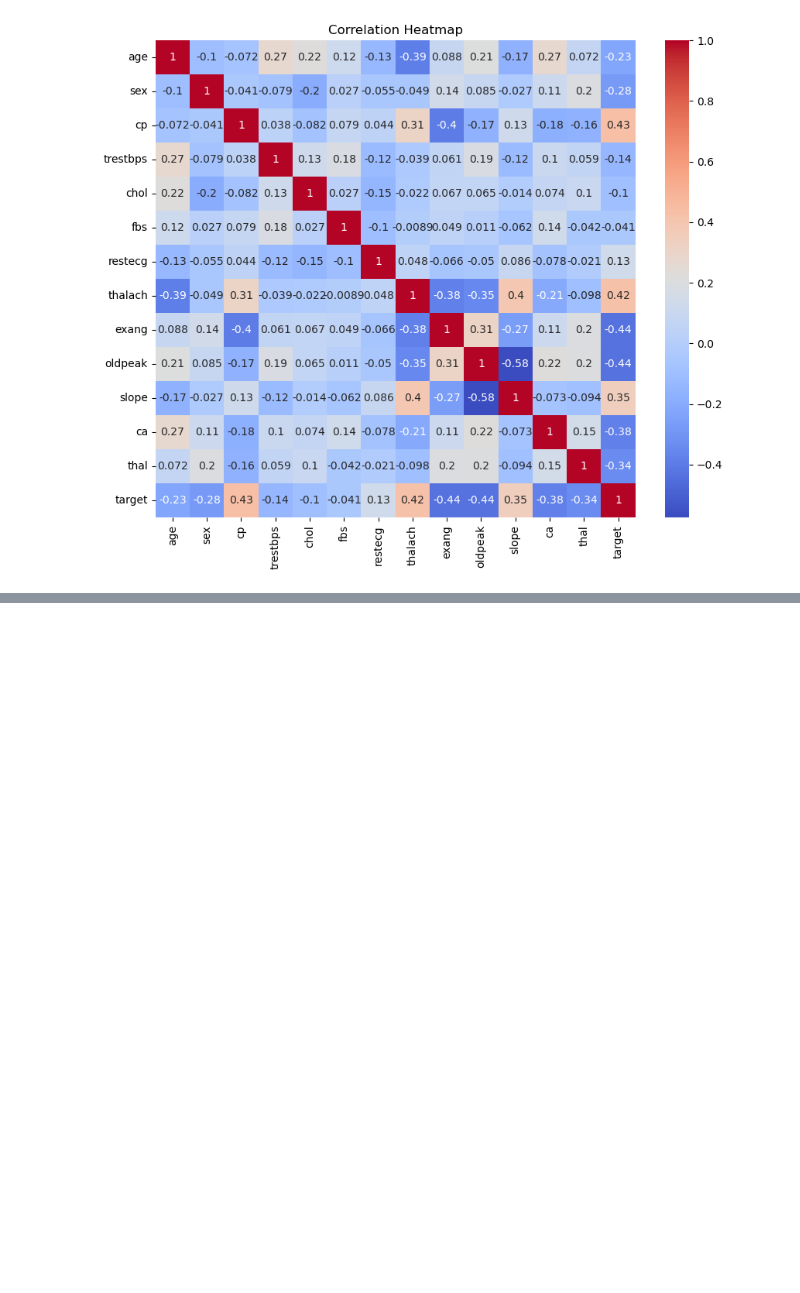
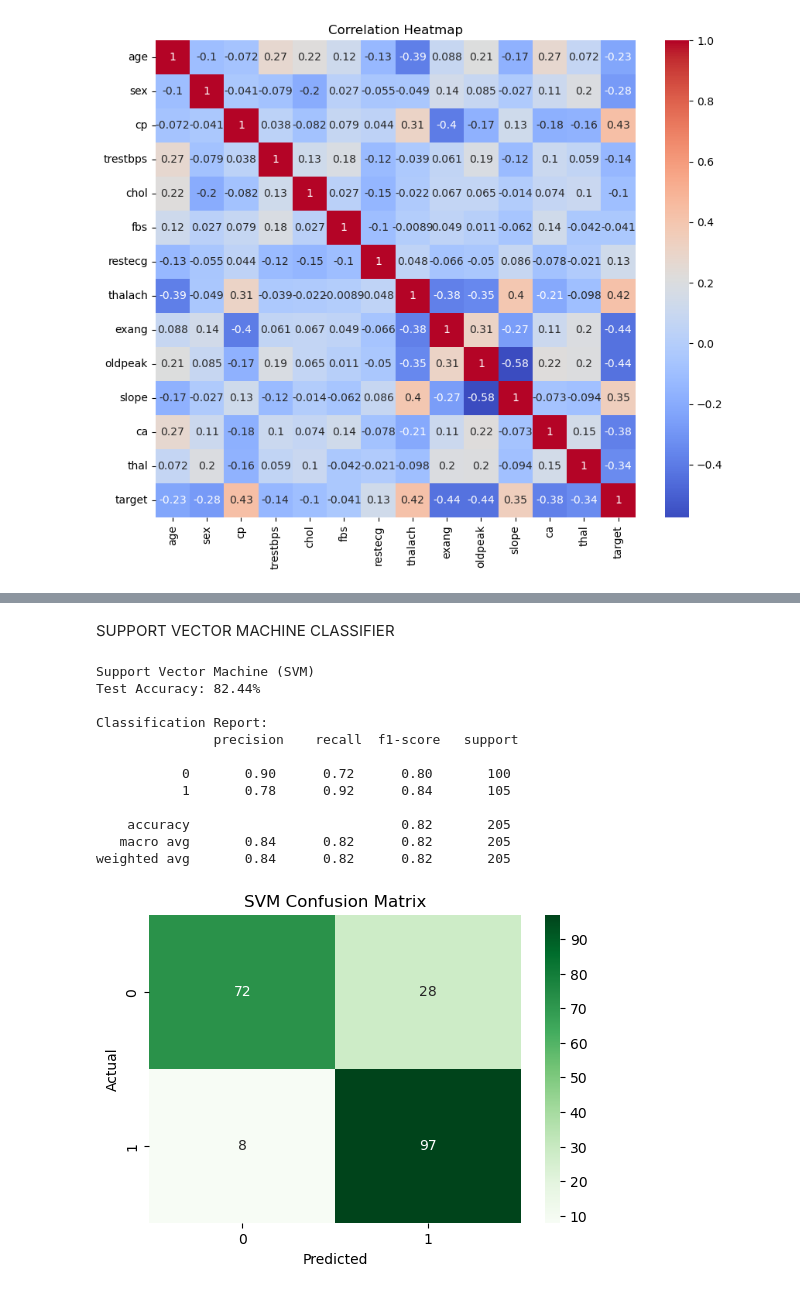
Before and after one commit to Mr-Wasith/Heart_Disease_Prediction, a Jupyter notebook: Heart_Disease_Prediction.ipynb, the cells around one changed output, grey strips where cells are left out. Saved outputs shown, nothing was run; the diff lists cells and outputs as text; code cells hidden in the pictures; blank space fills up the shorter version.

```diff
--- a/Heart_Disease_Prediction.ipynb
+++ b/Heart_Disease_Prediction.ipynb
@@ -333,0 +130,35 @@ The Person does not have a Heart Disease
+# %% [markdown]
+SUPPORT VECTOR MACHINE CLASSIFIER
+# %%
+# Support Vector Machine (SVM)
+from sklearn.svm import SVC
+svm_model = SVC(kernel='linear')
+svm_model.fit(X_train, Y_train)
+
+svm_test_pred = svm_model.predict(X_test)
+svm_test_acc = accuracy_score(Y_test, svm_test_pred)
+
+print("Support Vector Machine (SVM)")
+print(f"Test Accuracy: {svm_test_acc*100:.2f}%")
+print("\nClassification Report:\n", classification_report(Y_test, svm_test_pred))
+
+plt.figure(figsize=(6, 4))
+sns.heatmap(confusion_matrix(Y_test, svm_test_pred), annot=True, fmt='d', cmap='Greens')
+plt.title("SVM Confusion Matrix")
+plt.xlabel("Predicted")
+plt.ylabel("Actual")
+plt.show()
+# %% [output]
+Support Vector Machine (SVM)
+Test Accuracy: 82.44%
+
+Classification Report:
+               precision    recall  f1-score   support
+
+           0       0.90      0.72      0.80       100
+           1       0.78      0.92      0.84       105
+
+    accuracy                           0.82       205
+   macro avg       0.84      0.82      0.82       205
+weighted avg       0.84      0.82      0.82       205
+[figure, added]
```
Also changed, not shown: parts of 33 cells of this notebook.
